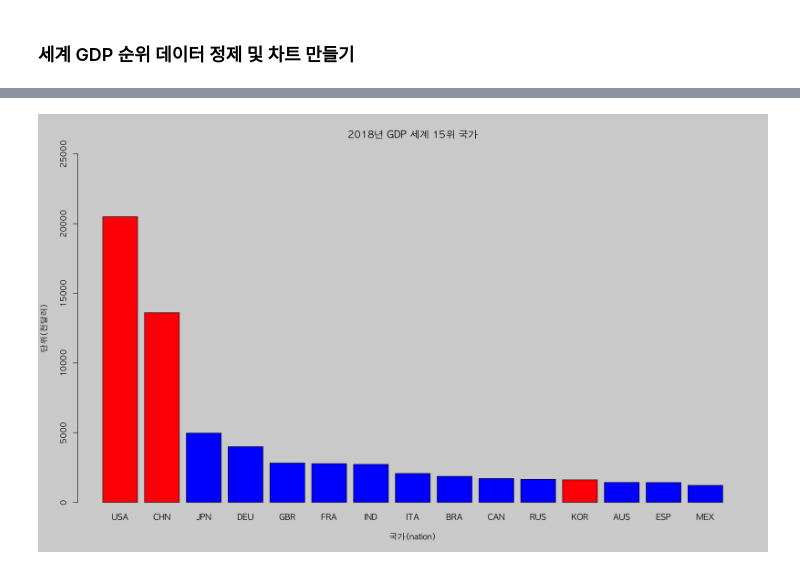
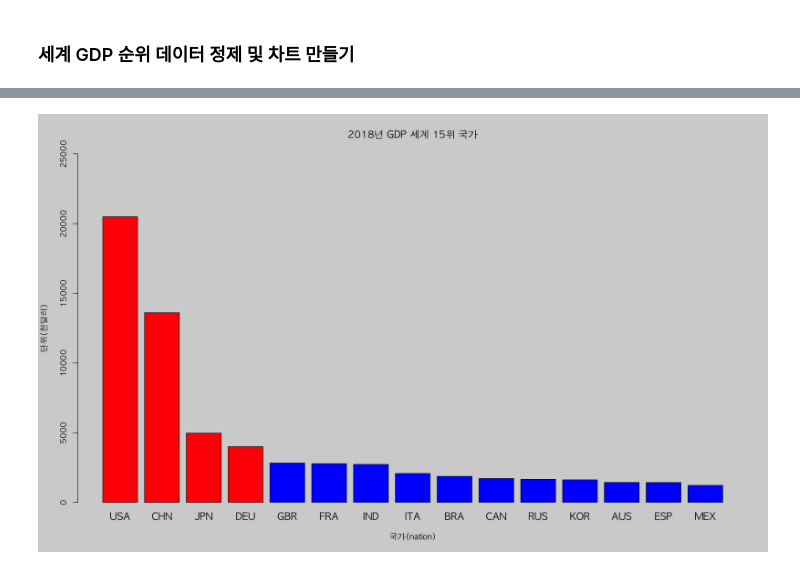
Before and after one commit to lcy0512/R, a Jupyter notebook: R/08.파일 입출력.ipynb, the cells around one changed output, grey strips where cells are left out. Saved outputs shown, nothing was run; the diff lists cells and outputs as text; code cells hidden in the pictures.

```diff
--- a/R/08.파일 입출력.ipynb
+++ b/R/08.파일 입출력.ipynb
@@ -72,15 +45,15 @@ A data.frame: 15 x 4
 # %%
 par(family = "AppleGothic", bg = 'lightgrey')
 barplot(
-    GDP_top15$GDP/1000,
+    GDP_top15$GDP / 1000, # Data
     main = "2018년 GDP 세계 15위 국가", # main Title
     xlab = "국가(nation)", # x축 이름
     ylab = "단위(천달러)", # y축 이름
-    col = ifelse(is.element(GDP_top15$Code,c("USA","KOR","CHN")),"Red","BLUE"), # color
+    col = ifelse(GDP_top15$GDP / 1000 >= 3000, "RED","BLUE"), # color
     names = GDP_top15$Code,
-    # cex.names = 0.5,
-    ylim = c(0,25000) #
+    cex.names = 1.2,
+    ylim = c(0,25000)
 )
 # %% [output]
-[figure, old version]
+[figure, new version]
 # %%
```
Also changed, not shown: parts of 25 cells of this notebook, 2 other files.
